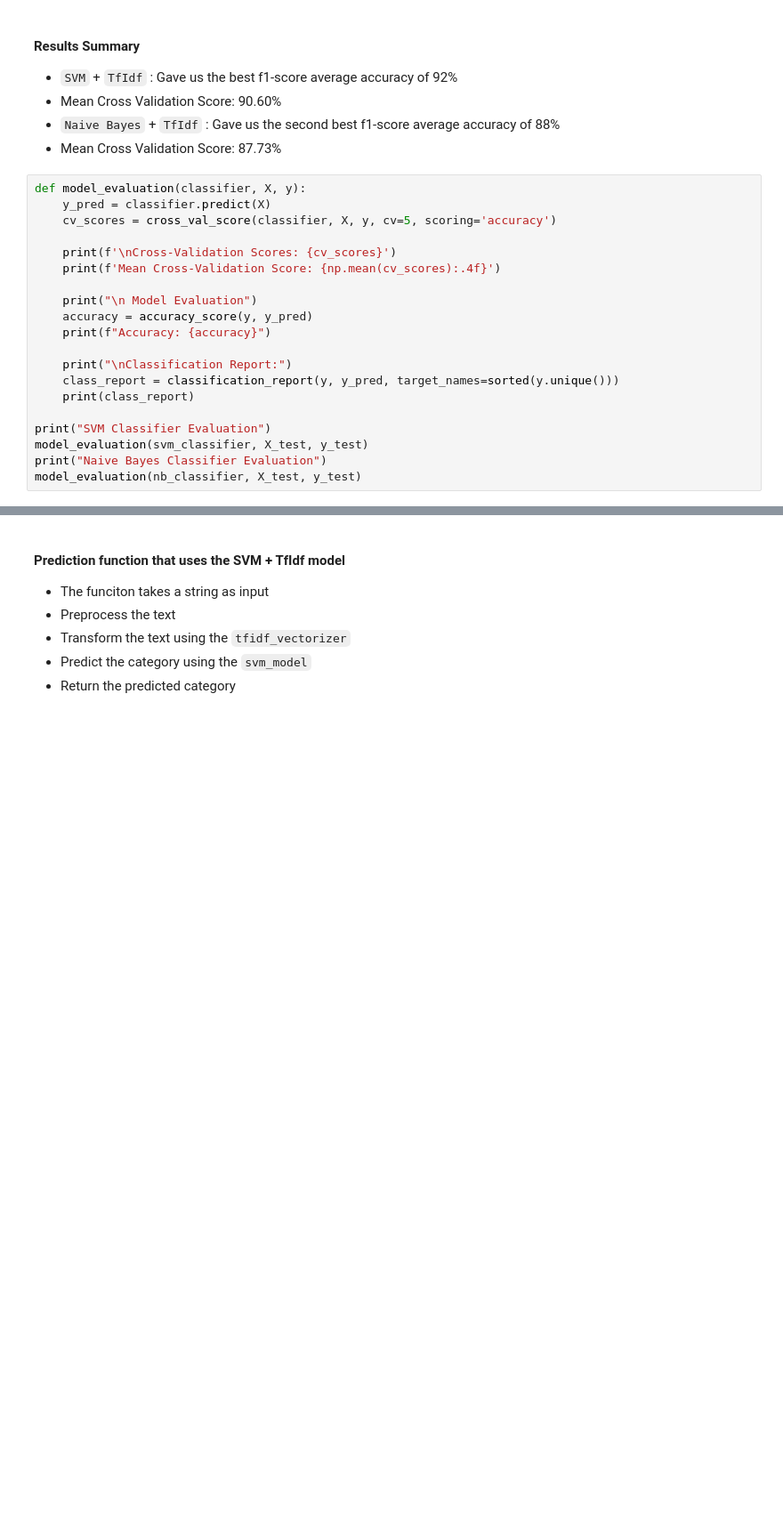
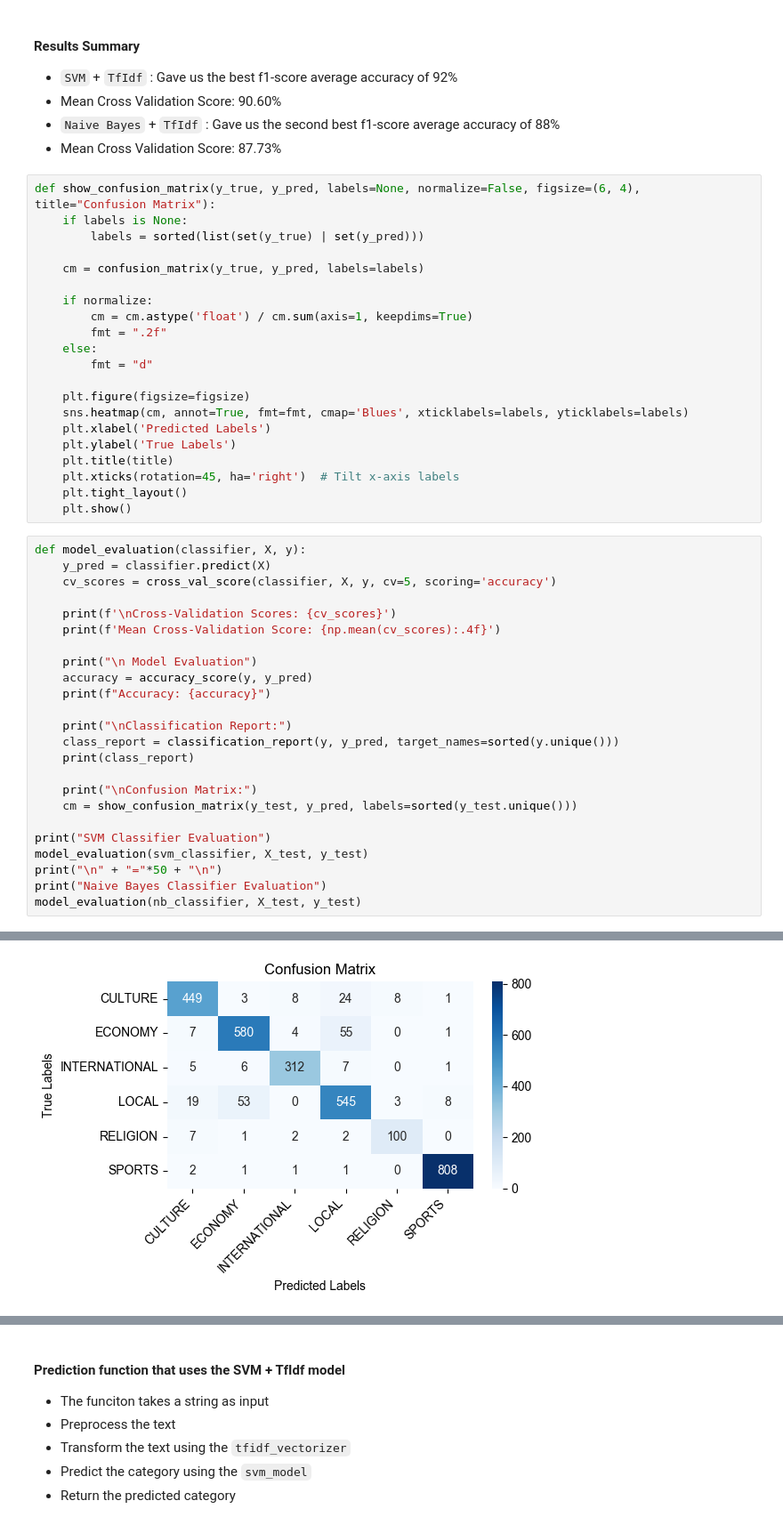
Before and after one commit to SaudAlhafith/CS365-Project, a Jupyter notebook: CS365-Project-Phase1.ipynb, the cells around one changed output, grey strips where cells are left out. Shown at 89% size. Cells and saved outputs as stored; diff of their text form; blank space fills up the shorter version.

```diff
--- a/CS365-Project-Phase1.ipynb
+++ b/CS365-Project-Phase1.ipynb
@@ -320,6 +321,27 @@ svm_classifier.fit(X_train, y_train), nb_classifier.fit(X_train, y_train)
 - Mean Cross Validation Score: 90.60%
 - `Naive Bayes` + `TfIdf` : Gave us the second best f1-score average accuracy of 88%
 - Mean Cross Validation Score: 87.73%
+# %%
+def show_confusion_matrix(y_true, y_pred, labels=None, normalize=False, figsize=(6, 4), title="Confusion Matrix"):
+    if labels is None:
+        labels = sorted(list(set(y_true) | set(y_pred)))
+
+    cm = confusion_matrix(y_true, y_pred, labels=labels)
+
+    if normalize:
+        cm = cm.astype('float') / cm.sum(axis=1, keepdims=True)
+        fmt = ".2f"
+    else:
+        fmt = "d"
+
+    plt.figure(figsize=figsize)
+    sns.heatmap(cm, annot=True, fmt=fmt, cmap='Blues', xticklabels=labels, yticklabels=labels)
+    plt.xlabel('Predicted Labels')
+    plt.ylabel('True Labels')
+    plt.title(title)
+    plt.xticks(rotation=45, ha='right')  # Tilt x-axis labels
+    plt.tight_layout()
+    plt.show()
 # %%
 def model_evaluation(classifier, X, y):
     y_pred = classifier.predict(X)
@@ -336,8 +358,12 @@ def model_evaluation(classifier, X, y):
     class_report = classification_report(y, y_pred, target_names=sorted(y.unique()))
     print(class_report)
 
+    print("\nConfusion Matrix:")
+    cm = show_confusion_matrix(y_test, y_pred, labels=sorted(y_test.unique()))
+
 print("SVM Classifier Evaluation")
 model_evaluation(svm_classifier, X_test, y_test)
+print("\n" + "="*50 + "\n")
 print("Naive Bayes Classifier Evaluation")
 model_evaluation(nb_classifier, X_test, y_test)
 # %% [output]
@@ -360,0 +387 @@ Classification Report:
+[figure, added]
```
Also changed, not shown: parts of 5 cells of this notebook, 1 other file.
